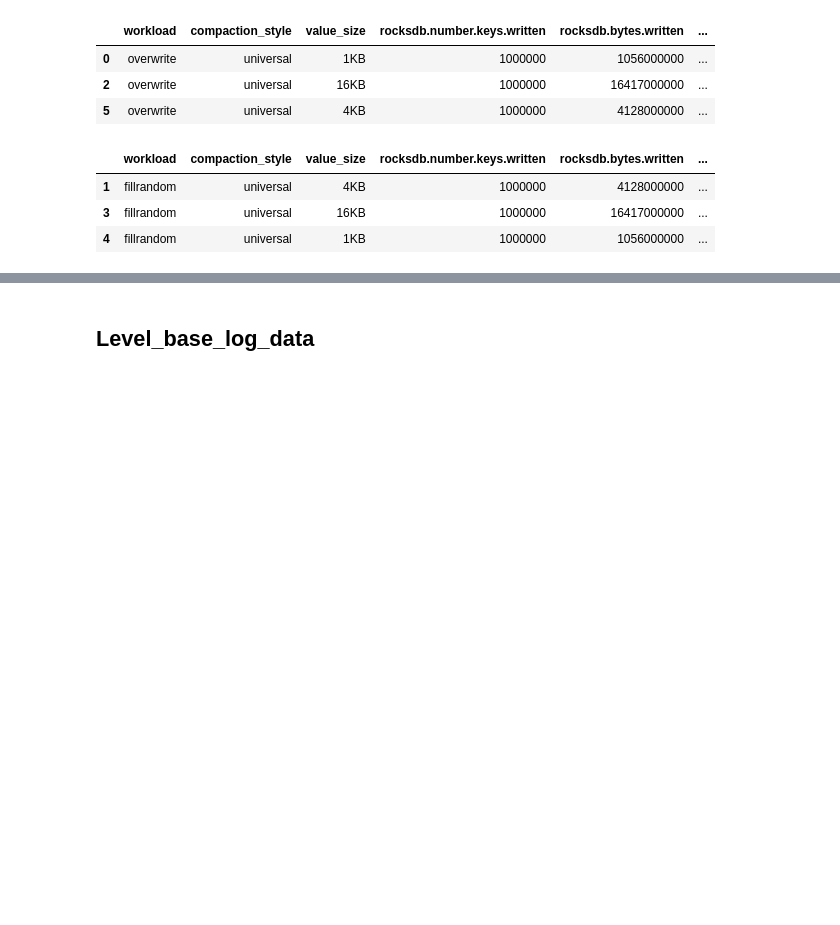
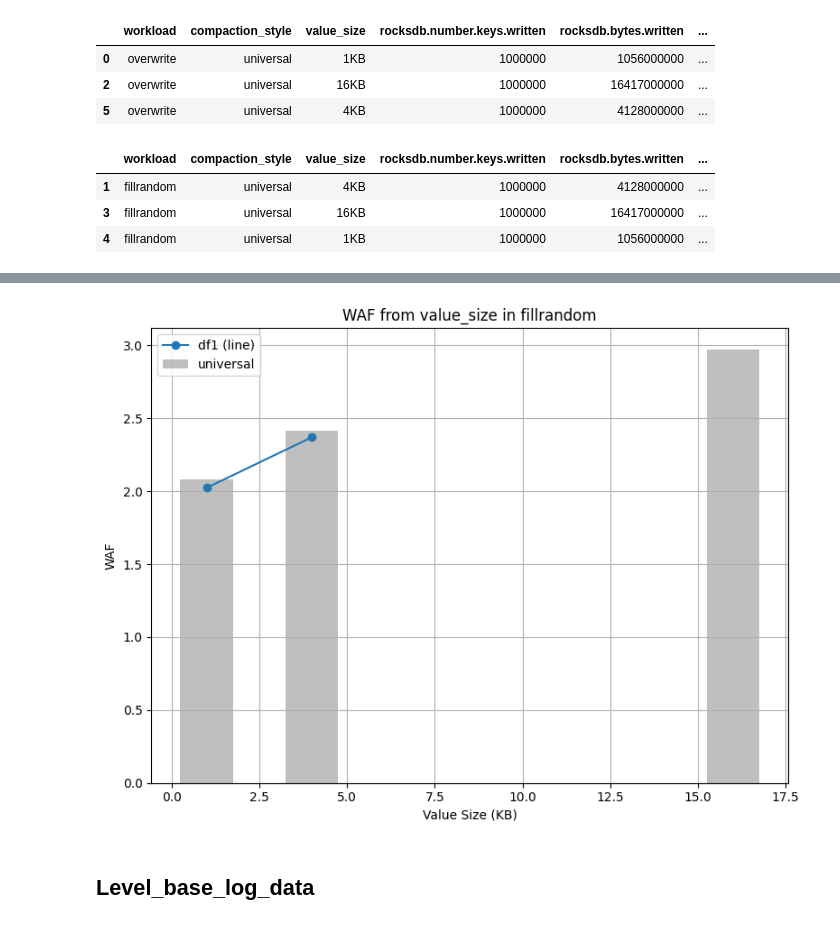
Before and after one commit to yrc00/opensource_sw_analysis, a Jupyter notebook: Lab1/H1/h1_graph.ipynb, the cells around one changed output, grey strips where cells are left out. Cells and saved outputs as stored; diff of their text form; code cells hidden in the pictures; blank space fills up the shorter version.

```diff
--- a/Lab1/H1/h1_graph.ipynb
+++ b/Lab1/H1/h1_graph.ipynb
@@ -43,0 +67,3 @@ def plot_graph(df1, df2, col, workload):
+# %%
+leveled_fillrandom = leveled[leveled['workload'] == 'fillrandom']
+leveled_fillrandom
@@ -75,3 +110,7 @@ universal_fillrandom
+# %%
+plot_graph(leveled_fillrandom, universal_fillrandom, col=None, workload='fillrandom', compare="universal")
+# %% [output]
+[figure, added]
 # %% [markdown]
 ## Level_base_log_data
 # %%
```
Also changed, not shown: parts of 18 cells of this notebook, 13 other files.
